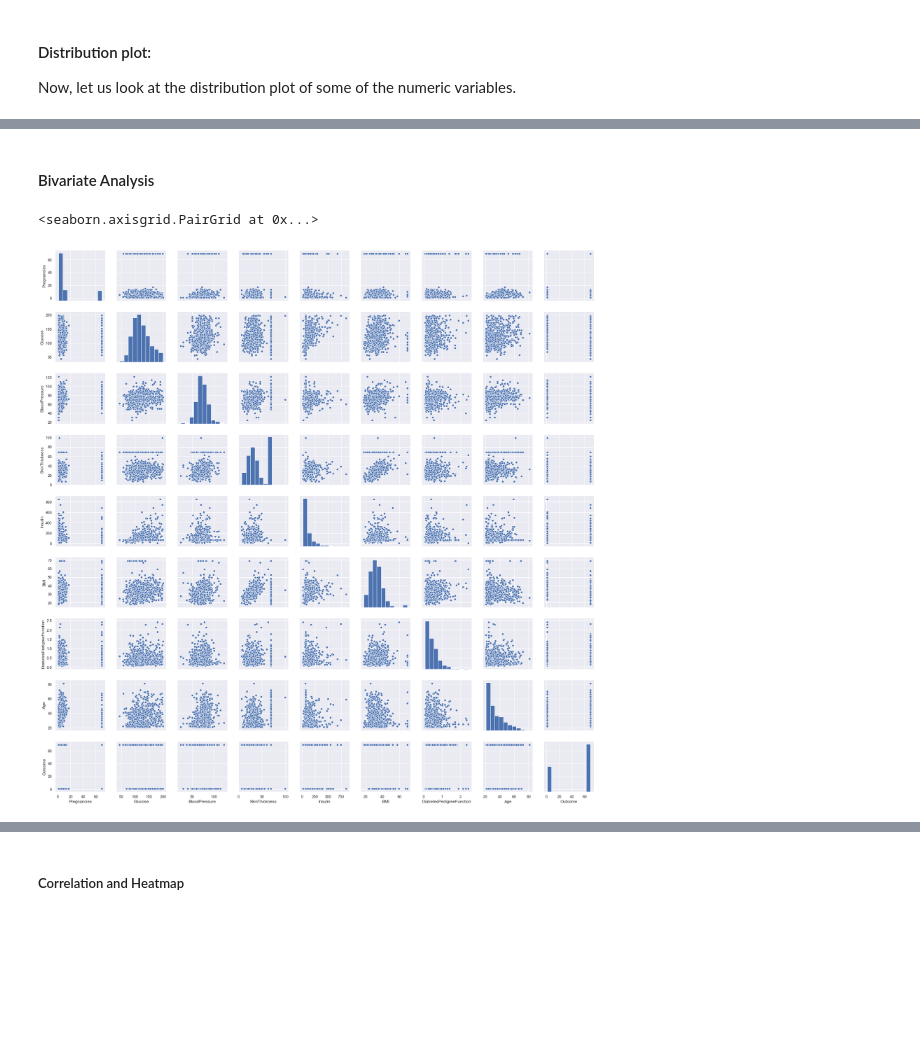
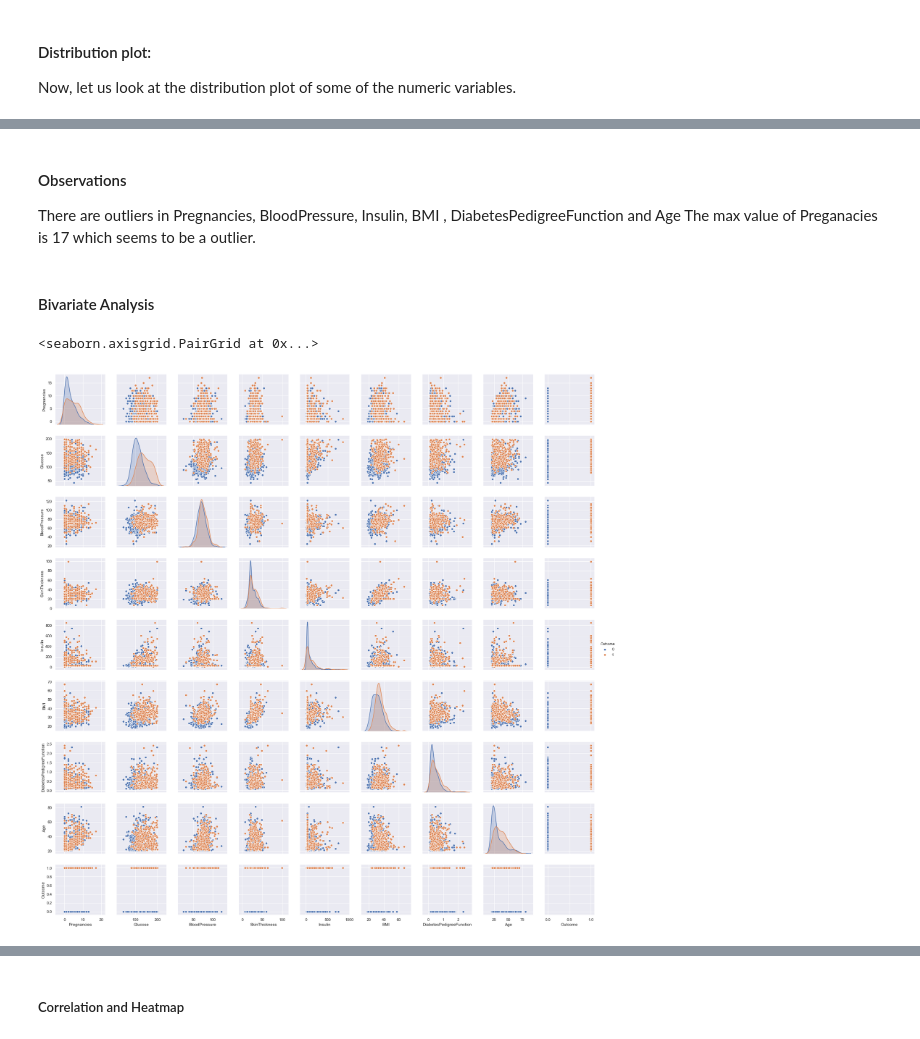
Before and after one commit to divya-r-kamat/AI_ML_Projects, a Jupyter notebook: python/project/module_1/EDA - Pima Diabetes.ipynb, the cells around one changed output, grey strips where cells are left out. Drawn from its saved outputs; the diff is of its cells as text; code cells hidden in the pictures; blank space fills up the shorter version.

Commit message:
update - Pima Dataset

```diff
--- a/python/project/module_1/EDA - Pima Diabetes.ipynb
+++ b/python/project/module_1/EDA - Pima Diabetes.ipynb
@@ -163,29 +164,29 @@ DiabetesPedigreeFunction:  0
 #Replace zero's in the columns with mean and median value
 
 bp_mean= pima_df['BloodPressure'].mean()
-pima_df = pima_df.replace(0,bp_mean)
+pima_df['BloodPressure'] = pima_df['BloodPressure'].replace(0,bp_mean)
 print('BloodPressure: ',pima_df[pima_df.BloodPressure == 0].BloodPressure.count())
 
 g_mean= pima_df['Glucose'].mean()
-pima_df = pima_df.replace(0,g_mean)
+pima_df['Glucose'] = pima_df['Glucose'].replace(0,g_mean)
 print('Glucose: ',pima_df[pima_df.Glucose == 0].Glucose.count())
 
 st_mean= pima_df['SkinThickness'].mean()
-pima_df = pima_df.replace(0,st_mean)
+pima_df['SkinThickness'] = pima_df['SkinThickness'].replace(0,st_mean)
 print('SkinThickness: ',pima_df[pima_df.SkinThickness == 0].SkinThickness.count())
 
 i_median= pima_df['Insulin'].median()
-pima_df = pima_df.replace(0,i_median)
+pima_df['Insulin'] = pima_df['Insulin'].replace(0,i_median)
 print('Insulin: ',pima_df[pima_df.Insulin == 0].Insulin.count())
 
 bmi_mean= pima_df['BMI'].mean()
-pima_df = pima_df.replace(0.0,bmi_mean)
+pima_df['BMI']= pima_df['BMI'].replace(0.0,bmi_mean)
 print('BMI: ',pima_df[pima_df.BMI == 0.0].BMI.count())
 
 
-dpf_mean= pima_df['DiabetesPedigreeFunction'].mean()
-pima_df = pima_df.replace(0.0,dpf_mean)
-print('DiabetesPedigreeFunction: ',pima_df[pima_df.DiabetesPedigreeFunction == 0.0].DiabetesPedigreeFunction.count())
+# dpf_mean= pima_df['DiabetesPedigreeFunction'].mean()
+# pima_df['DiabetesPedigreeFunction'] = pima_df['DiabetesPedigreeFunction'].replace(0.0,dpf_mean)
+# print('DiabetesPedigreeFunction: ',pima_df[pima_df.DiabetesPedigreeFunction == 0.0].DiabetesPedigreeFunction.count())
 # %% [output]
 BloodPressure:  0
 Glucose:  0
@@ -250,7 +254,12 @@ dtype: object
+# %% [markdown]
+#### Observations
+
+There are outliers in Pregnancies, BloodPressure, Insulin, BMI , DiabetesPedigreeFunction and Age
+The max value of Preganacies is 17 which seems to be a outlier.
 # %% [markdown]
 #### Bivariate Analysis
 # %%
-sns.pairplot(data=pima_df)
+sns.pairplot(data=pima_df,hue='Outcome')
 # %% [output]
 <seaborn.axisgrid.PairGrid at 0x...>
-[figure, old version]
+[figure, new version]
```
Also changed, not shown: parts of 26 cells of this notebook.
